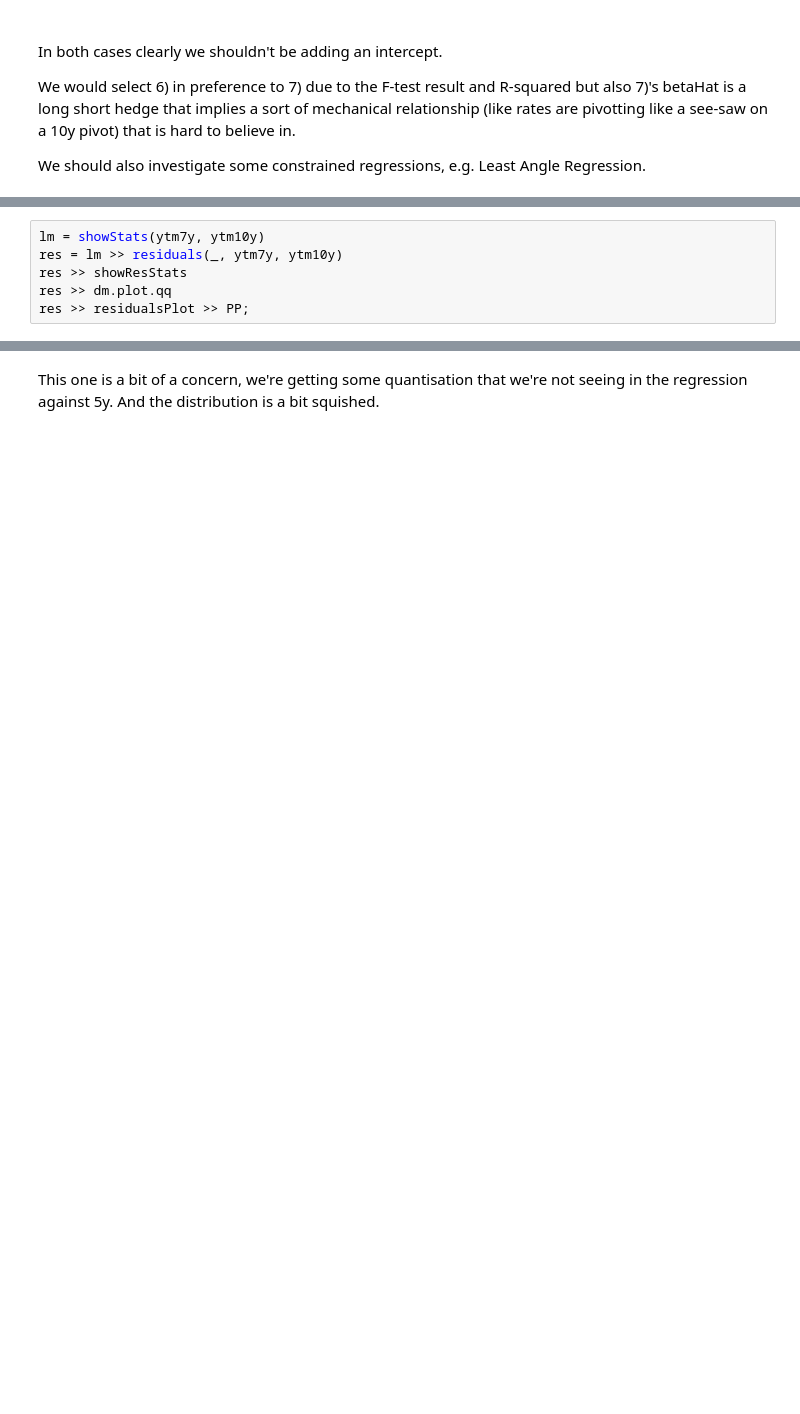
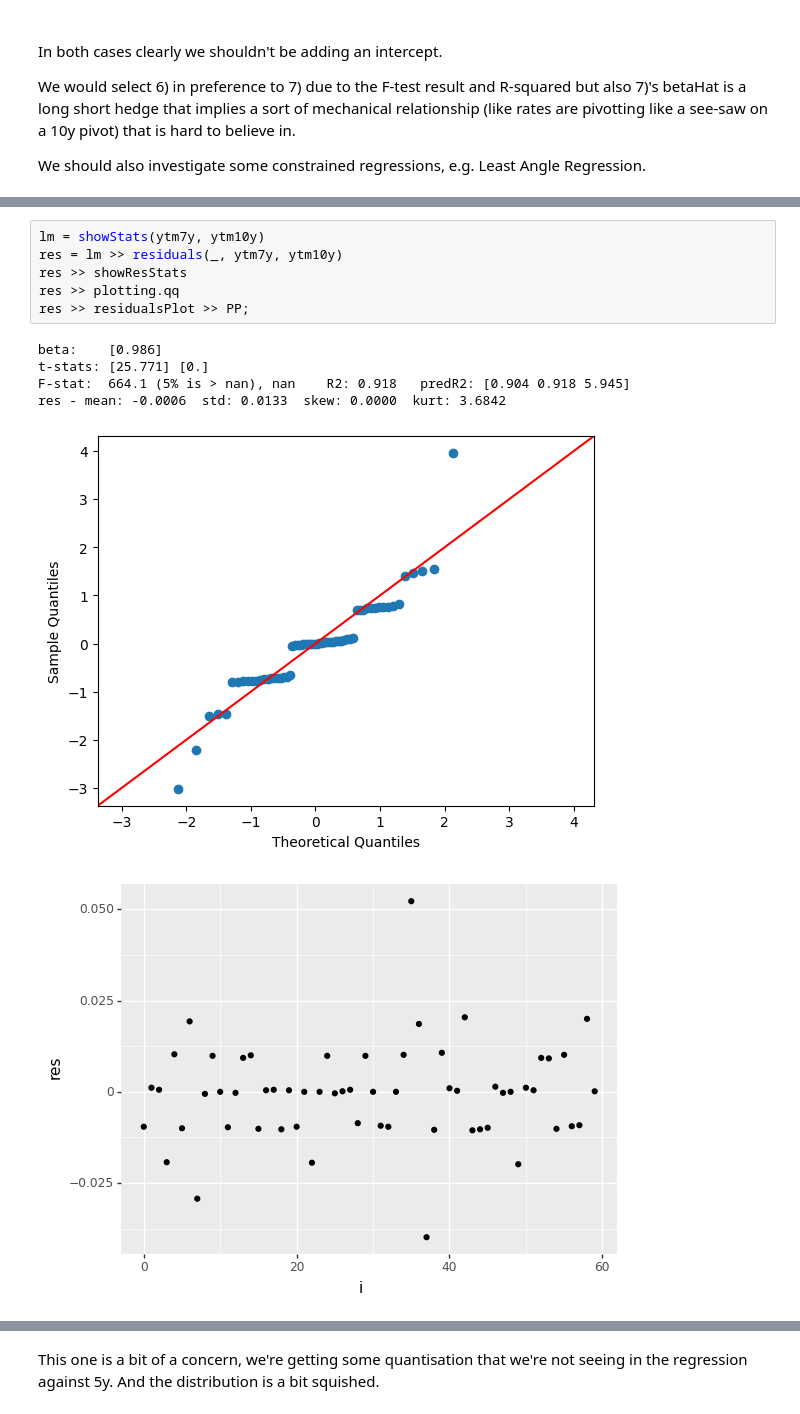
Before and after one commit to coppertop-bones/coppertop-libs, a Jupyter notebook: jupyter/analysis/Handling risk in the presence of multicollinearity.ipynb, the cells around one changed output, grey strips where cells are left out. Cells and saved outputs as stored; diff of their text form; blank space fills up the shorter version.

```diff
--- a/jupyter/analysis/Handling risk in the presence of multicollinearity.ipynb
+++ b/jupyter/analysis/Handling risk in the presence of multicollinearity.ipynb
@@ -232,8 +301,15 @@ sm.OLS(ytm7y, sm.add_constant(ytm5y)).fit().summary() >> PP;
 # %%
 lm = showStats(ytm7y, ytm10y)
 res = lm >> residuals(_, ytm7y, ytm10y)
 res >> showResStats
-res >> dm.plot.qq
+res >> plotting.qq
 res >> residualsPlot >> PP;
+# %% [output]
+beta:    [0.986]
+t-stats: [25.771] [0.]
+F-stat:  664.1 (5% is > nan), nan    R2: 0.918   predR2: [0.904 0.918 5.945]
+res - mean: -0.0006  std: 0.0133  skew: 0.0000  kurt: 3.6842
+[figure, added]
+[figure, added]
 # %%
 sm.OLS(ytm7y, sm.add_constant(ytm10y)).fit().summary() >> PP;
```
Also changed, not shown: parts of 23 cells of this notebook, 9 other files.
